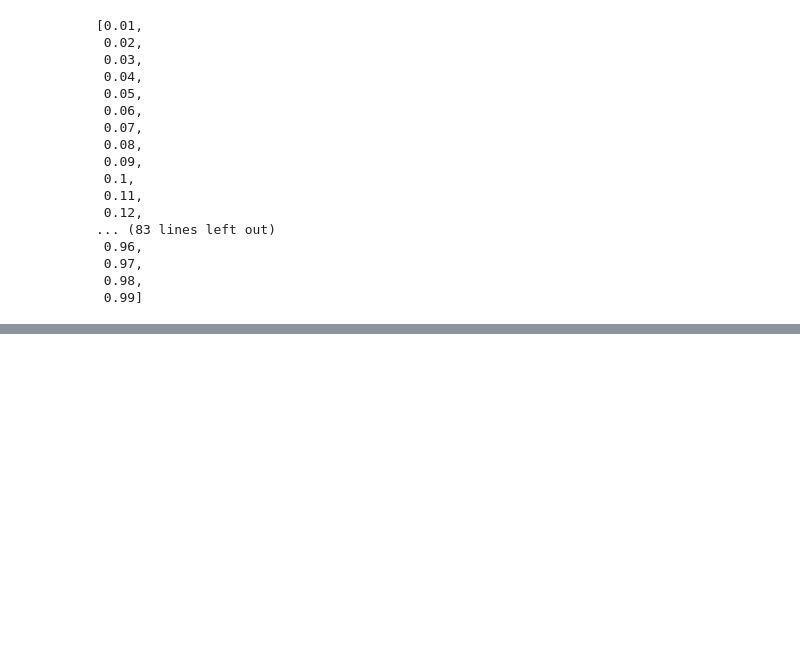
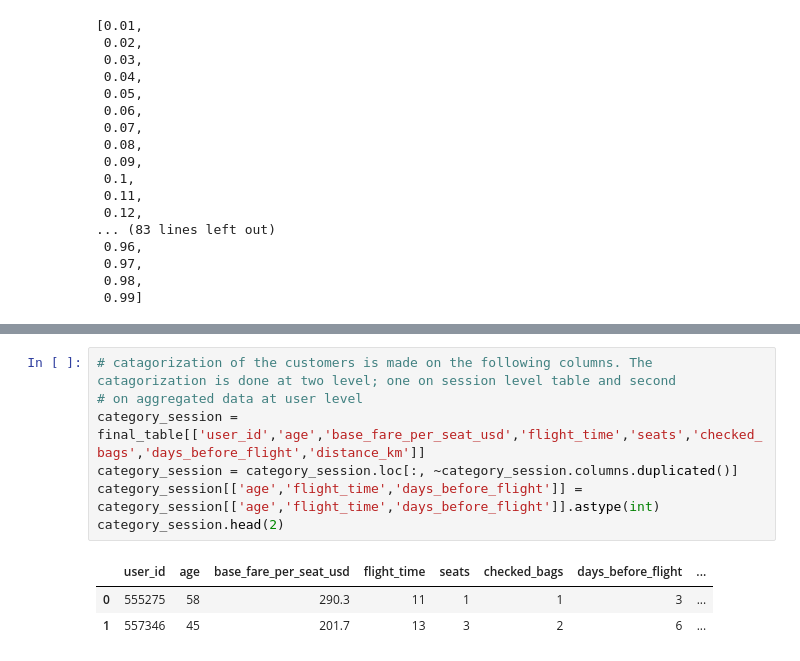
Before and after one commit to derewor/Travel-Tide-project, a Jupyter notebook: TravelTide_project_final.ipynb, the cells around one changed output, grey strips where cells are left out. Cells and saved outputs as stored; diff of their text form; blank space fills up the shorter version.

```diff
--- a/TravelTide_project_final.ipynb
+++ b/TravelTide_project_final.ipynb
@@ -228,0 +243,11 @@ for i, col in enumerate(selected_columns):
+# %%
+# catagorization of the customers is made on the following columns. The catagorization is done at two level; one on session level table and second
+# on aggregated data at user level
+category_session = final_table[['user_id','age','base_fare_per_seat_usd','flight_time','seats','checked_bags','days_before_flight','distance_km']]
+category_session = category_session.loc[:, ~category_session.columns.duplicated()]
+category_session[['age','flight_time','days_before_flight']] = category_session[['age','flight_time','days_before_flight']].astype(int)
+category_session.head(2)
+# %% [output]
+|  | user_id | age | base_fare_per_seat_usd | flight_time | seats | checked_bags | days_before_flight | ... |
+| 0 | 555275 | 58 | 290.3 | 11 | 1 | 1 | 3 | ... |
+| 1 | 557346 | 45 | 201.7 | 13 | 3 | 2 | 6 | ... |
```
Also changed, not shown: parts of 6 cells of this notebook.
